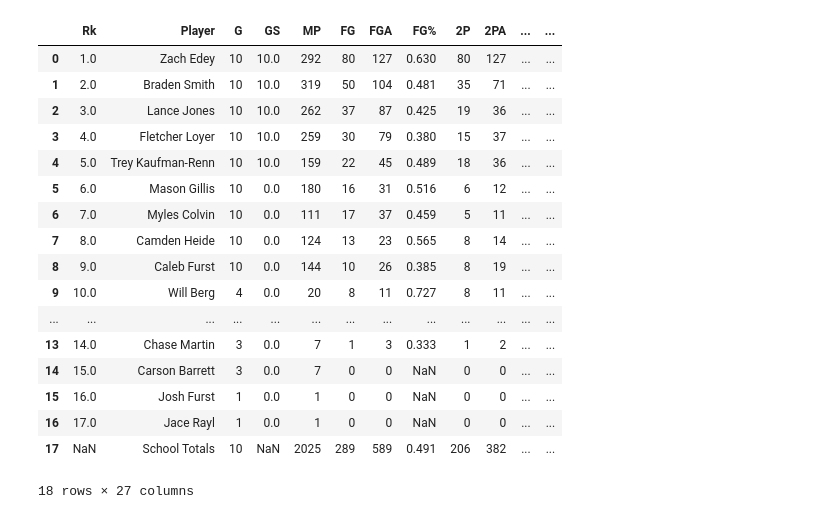
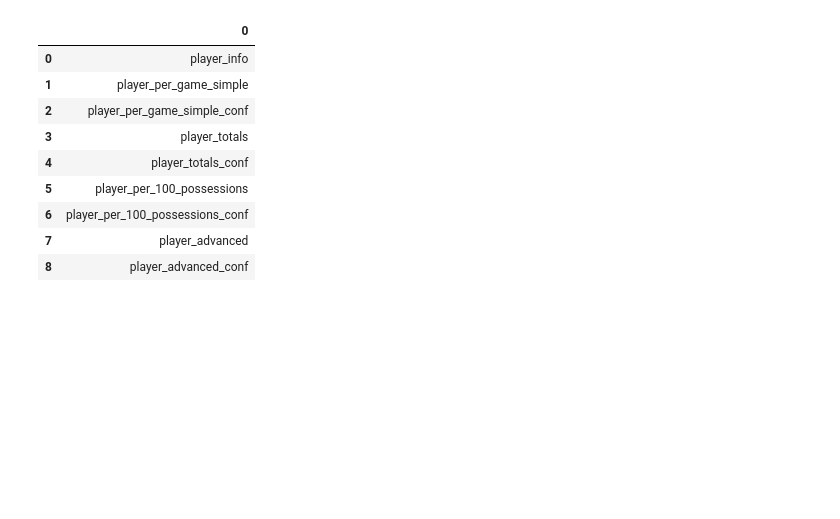
Before and after one commit to fmathews11/Adjusting_Basketball_Stats, a Jupyter notebook: Explore_All_Player_Stats.ipynb, the cells around one changed output. Cells and saved outputs as stored; diff of their text form; code cells hidden in the pictures; blank space fills up the shorter version.

Commit message:
Data update

```diff
--- a/Explore_All_Player_Stats.ipynb
+++ b/Explore_All_Player_Stats.ipynb
@@ -1,28 +1,20 @@
 # %%
 import pandas as pd
 import json
 with open('json_files/teams_and_players_2023-12-15.json','r') as f:
     master_json = json.load(f)
-pd.DataFrame(master_json["PURDUE"]['player_totals'])
+pd.DataFrame(master_json["PURDUE"].keys())
 # %% [output]
-|  | Rk | Player | G | GS | MP | FG | FGA | FG% | 2P | 2PA | ... | ... |
-| 0 | 1.0 | Zach Edey | 10 | 10.0 | 292 | 80 | 127 | 0.630 | 80 | 127 | ... | ... |
-| 1 | 2.0 | Braden Smith | 10 | 10.0 | 319 | 50 | 104 | 0.481 | 35 | 71 | ... | ... |
-| 2 | 3.0 | Lance Jones | 10 | 10.0 | 262 | 37 | 87 | 0.425 | 19 | 36 | ... | ... |
-| 3 | 4.0 | Fletcher Loyer | 10 | 10.0 | 259 | 30 | 79 | 0.380 | 15 | 37 | ... | ... |
-| 4 | 5.0 | Trey Kaufman-Renn | 10 | 10.0 | 159 | 22 | 45 | 0.489 | 18 | 36 | ... | ... |
-| 5 | 6.0 | Mason Gillis | 10 | 0.0 | 180 | 16 | 31 | 0.516 | 6 | 12 | ... | ... |
-| 6 | 7.0 | Myles Colvin | 10 | 0.0 | 111 | 17 | 37 | 0.459 | 5 | 11 | ... | ... |
-| 7 | 8.0 | Camden Heide | 10 | 0.0 | 124 | 13 | 23 | 0.565 | 8 | 14 | ... | ... |
-| 8 | 9.0 | Caleb Furst | 10 | 0.0 | 144 | 10 | 26 | 0.385 | 8 | 19 | ... | ... |
-| 9 | 10.0 | Will Berg | 4 | 0.0 | 20 | 8 | 11 | 0.727 | 8 | 11 | ... | ... |
-| ... | ... | ... | ... | ... | ... | ... | ... | ... | ... | ... | ... | ... |
-| 13 | 14.0 | Chase Martin | 3 | 0.0 | 7 | 1 | 3 | 0.333 | 1 | 2 | ... | ... |
-| 14 | 15.0 | Carson Barrett | 3 | 0.0 | 7 | 0 | 0 | NaN | 0 | 0 | ... | ... |
-| 15 | 16.0 | Josh Furst | 1 | 0.0 | 1 | 0 | 0 | NaN | 0 | 0 | ... | ... |
-| 16 | 17.0 | Jace Rayl | 1 | 0.0 | 1 | 0 | 0 | NaN | 0 | 0 | ... | ... |
-| 17 | NaN | School Totals | 10 | NaN | 2025 | 289 | 589 | 0.491 | 206 | 382 | ... | ... |
+|  | 0 |
+| 0 | player_info |
+| 1 | player_per_game_simple |
+| 2 | player_per_game_simple_conf |
+| 3 | player_totals |
+| 4 | player_totals_conf |
+| 5 | player_per_100_possessions |
+| 6 | player_per_100_possessions_conf |
+| 7 | player_advanced |
+| 8 | player_advanced_conf |
-18 rows × 27 columns
 # %%
 def create_all_player_totals_dataframe() -> pd.DataFrame:
 
```
Also changed, not shown: parts of 9 cells of this notebook, 1 other file.
